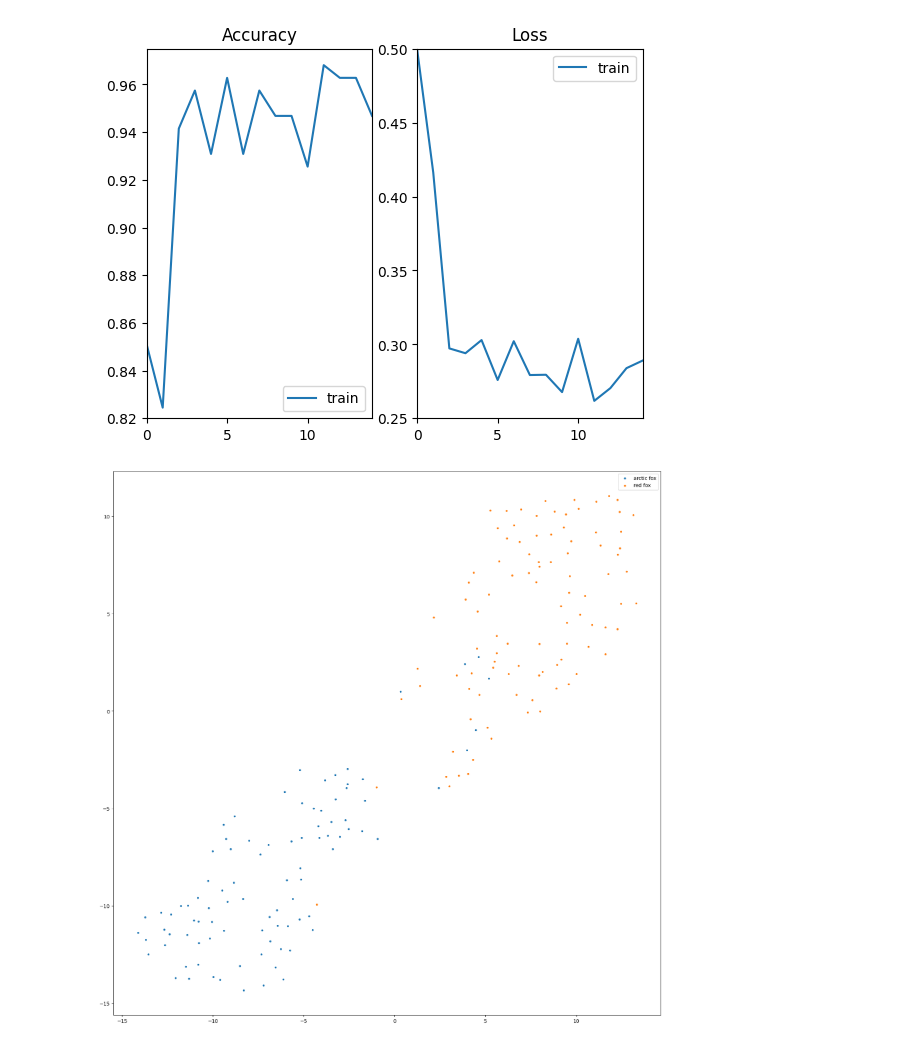
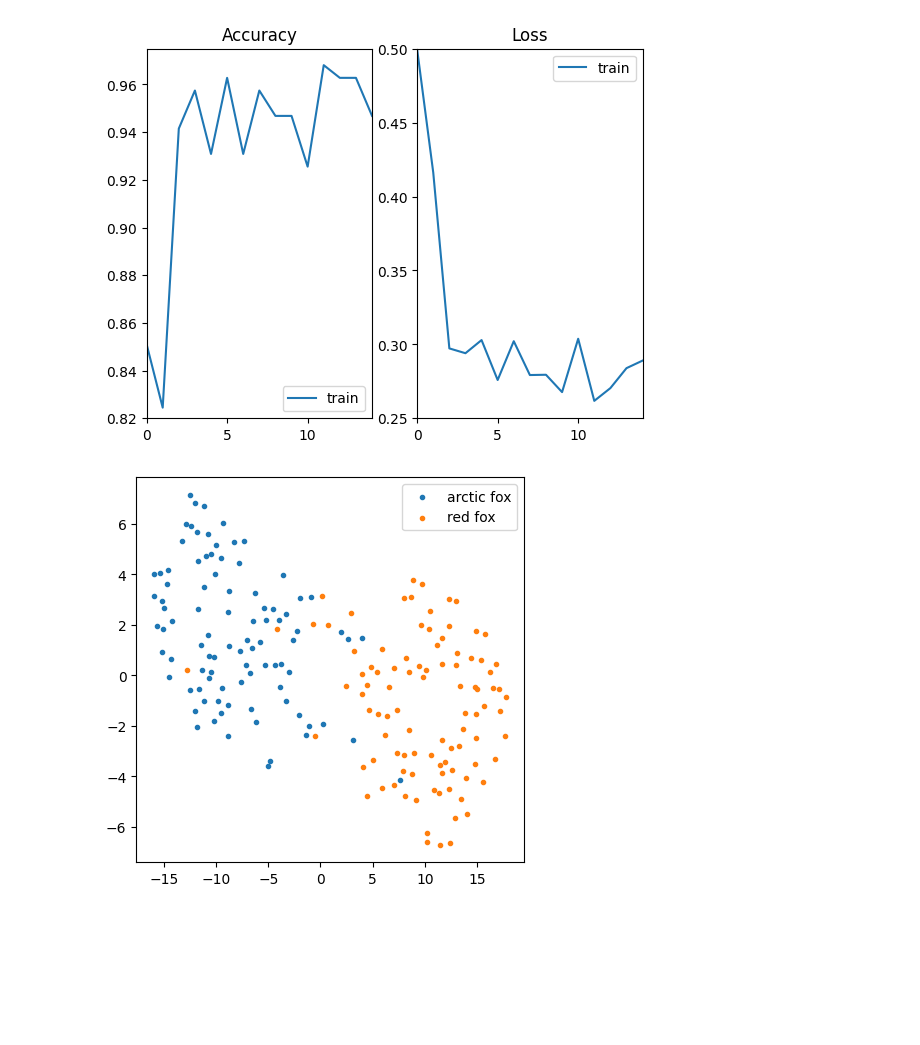
Before and after one commit to sanghee0627/-, a Jupyter notebook: epoch15.ipynb, the cells around one changed output. Saved outputs shown, nothing was run; the diff lists cells and outputs as text; code cells hidden in the pictures; blank space fills up the shorter version.

```diff
--- a/epoch15.ipynb
+++ b/epoch15.ipynb
@@ -344,32 +344,32 @@ plt.show()
 import numpy as np
 import matplotlib.pyplot as plt
 from sklearn.manifold import TSNE
 
 actual = []
 deep_features = []
 
 resnet18.train()
 
 with torch.no_grad():
     for data in train_loader:
         images, labels = data[0].to(device), data[1].to(device)
         features = resnet18(images)
         deep_features.append(features.cpu().numpy())
         actual.append(labels.cpu().numpy())
 
 actual = np.concatenate(actual)
 deep_features = np.concatenate(deep_features)
 
 tsne = TSNE(n_components=2, random_state=0)
 cluster = tsne.fit_transform(deep_features)
 
-plt.figure(figsize=(20, 20))
+plt.figure(figsize=(5, 5))
 name = ['arctic fox', 'red fox']
 for i, label in enumerate(name):
     idx = np.where(actual == i)
     plt.scatter(cluster[idx, 0], cluster[idx, 1], marker='.', label=label)
 
 plt.legend()
 plt.show()
 # %% [output]
-[figure, old version]
+[figure, new version]
```
